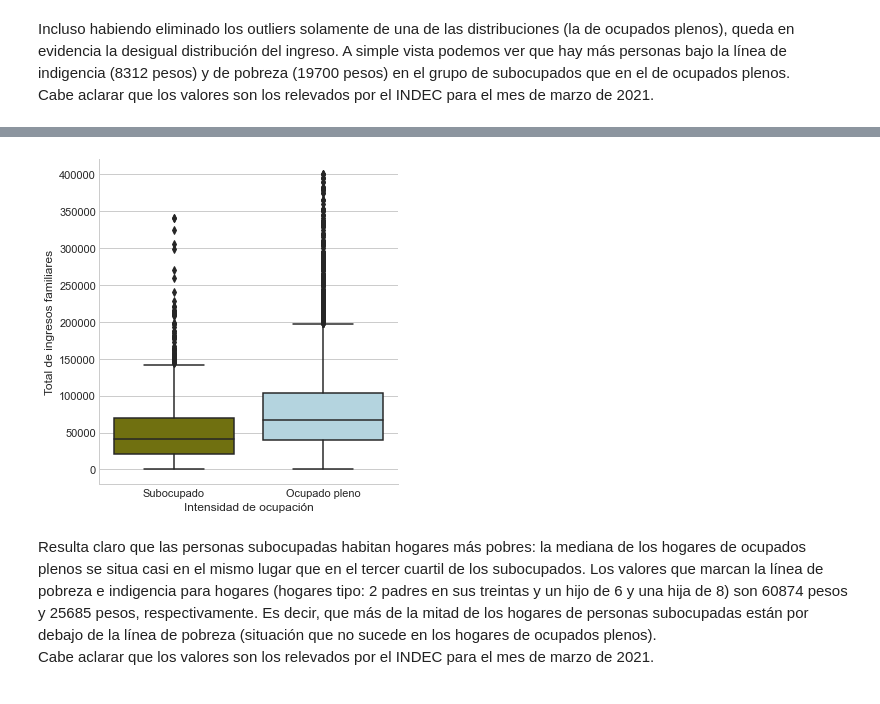
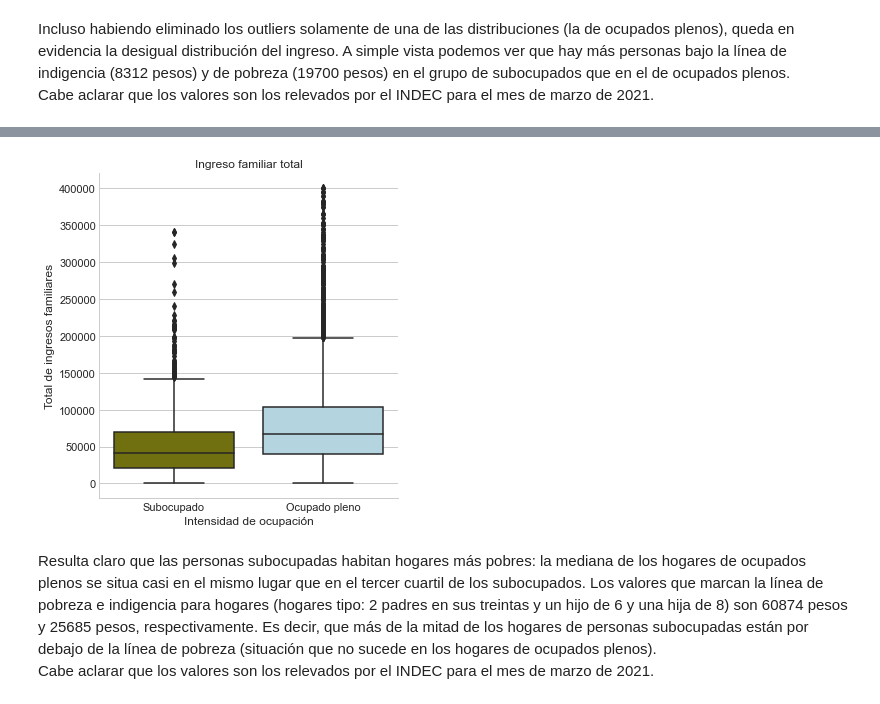
Before and after one commit to VioleCP/EPH-subocupacion, a Jupyter notebook: Subocupación Argentina.ipynb, the cells around one changed output, grey strips where cells are left out. Cells and saved outputs as stored; diff of their text form; code cells hidden in the pictures.

```diff
--- a/Subocupación Argentina.ipynb
+++ b/Subocupación Argentina.ipynb
@@ -782,9 +801,9 @@ sinout = ocupados.drop(ocupados[ocupados.INGRESO_TOTAL_FAMILIAR > 400000 ].index
 # %%
 my_pal = {"Subocupado": "olive", "Ocupado pleno": "lightblue"}
 plt = sns.catplot(x="INTENSIDAD_DE_LA_OCUPACIÓN", y="INGRESO_TOTAL_FAMILIAR", kind="box", palette=my_pal, data=sinout)
-plt.set(xlabel = "Intensidad de ocupación", ylabel = "Total de ingresos familiares");
+plt.set(xlabel = "Intensidad de ocupación", ylabel = "Total de ingresos familiares", title= "Ingreso familiar total");
 # %% [output]
-[figure, old version]
+[figure, new version]
 # %% [markdown]
 Resulta claro que las personas subocupadas habitan hogares más pobres: la mediana de los hogares de ocupados plenos se situa casi en el mismo lugar que en el tercer cuartil de los subocupados. Los valores que marcan la línea de pobreza e indigencia para hogares (hogares tipo: 2 padres en sus treintas y un hijo de 6 y una hija de 8) son 60874 pesos y 25685 pesos, respectivamente. Es decir, que más de la mitad de los hogares de personas subocupadas están por debajo de la línea de pobreza  (situación que no sucede en los hogares de ocupados plenos).
 Cabe aclarar que los valores son los relevados por el INDEC para el mes de marzo de 2021.
```
Also changed, not shown: parts of 8 cells of this notebook.
